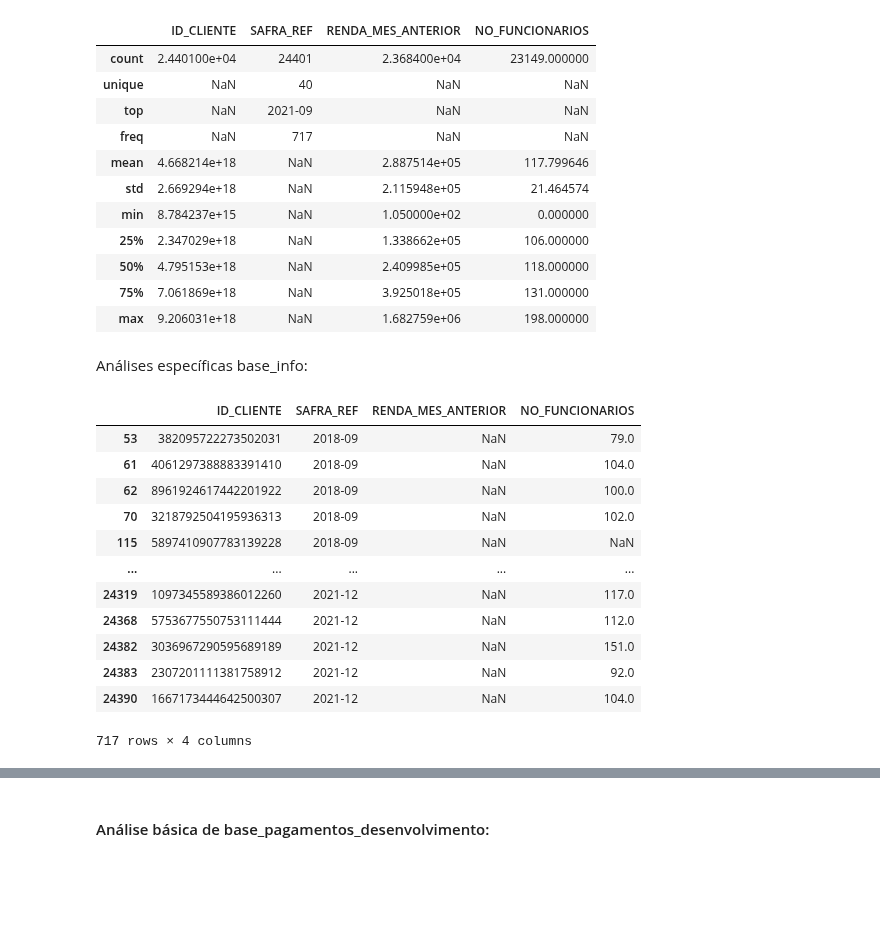
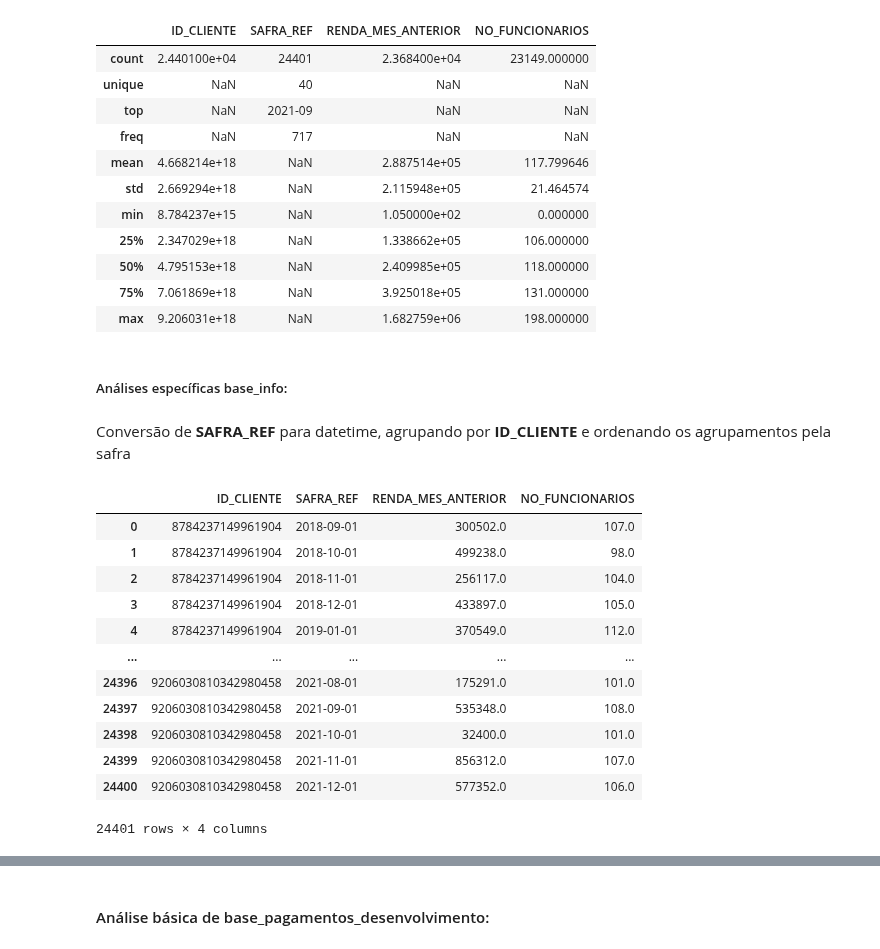
Before and after one commit to mmdes/default-risk-analysis, a Jupyter notebook: notebooks/exploratory_analysis.ipynb, the cells around one changed output, grey strips where cells are left out. Saved outputs shown, nothing was run; the diff lists cells and outputs as text; code cells hidden in the pictures; blank space fills up the shorter version.

```diff
--- a/notebooks/exploratory_analysis.ipynb
+++ b/notebooks/exploratory_analysis.ipynb
@@ -253,22 +299,28 @@ Dimensões: (24401, 4)
 | 75% | 7.061869e+18 | NaN | 3.925018e+05 | 131.000000 |
 | max | 9.206031e+18 | NaN | 1.682759e+06 | 198.000000 |
 # %% [markdown]
-Análises específicas base_info:
+##### Análises específicas base_info:
-# %%
-# Analisando renda mês anterior
-
-base_info[base_info['RENDA_MES_ANTERIOR'].isna()]
-# %% [output]
-|  | ID_CLIENTE | SAFRA_REF | RENDA_MES_ANTERIOR | NO_FUNCIONARIOS |
-| 53 | 382095722273502031 | 2018-09 | NaN | 79.0 |
-| 61 | 4061297388883391410 | 2018-09 | NaN | 104.0 |
-| 62 | 8961924617442201922 | 2018-09 | NaN | 100.0 |
-| 70 | 3218792504195936313 | 2018-09 | NaN | 102.0 |
-| 115 | 5897410907783139228 | 2018-09 | NaN | NaN |
-| ... | ... | ... | ... | ... |
-| 24319 | 1097345589386012260 | 2021-12 | NaN | 117.0 |
-| 24368 | 5753677550753111444 | 2021-12 | NaN | 112.0 |
-| 24382 | 3036967290595689189 | 2021-12 | NaN | 151.0 |
-| 24383 | 2307201111381758912 | 2021-12 | NaN | 92.0 |
-| 24390 | 1667173444642500307 | 2021-12 | NaN | 104.0 |
-717 rows × 4 columns
+# %% [markdown]
+Conversão de **SAFRA_REF** para datetime, agrupando por **ID_CLIENTE** e ordenando os agrupamentos pela safra
+# %%
+base_info['SAFRA_REF'] = pd.to_datetime(base_info['SAFRA_REF'], format='%Y-%m')
+
+base_info = base_info.groupby('ID_CLIENTE').apply(
+    lambda x: x.sort_values('SAFRA_REF')
+).reset_index(drop=True)
+
+base_info
+# %% [output]
+|  | ID_CLIENTE | SAFRA_REF | RENDA_MES_ANTERIOR | NO_FUNCIONARIOS |
+| 0 | 8784237149961904 | 2018-09-01 | 300502.0 | 107.0 |
+| 1 | 8784237149961904 | 2018-10-01 | 499238.0 | 98.0 |
+| 2 | 8784237149961904 | 2018-11-01 | 256117.0 | 104.0 |
+| 3 | 8784237149961904 | 2018-12-01 | 433897.0 | 105.0 |
+| 4 | 8784237149961904 | 2019-01-01 | 370549.0 | 112.0 |
+| ... | ... | ... | ... | ... |
+| 24396 | 9206030810342980458 | 2021-08-01 | 175291.0 | 101.0 |
+| 24397 | 9206030810342980458 | 2021-09-01 | 535348.0 | 108.0 |
+| 24398 | 9206030810342980458 | 2021-10-01 | 32400.0 | 101.0 |
+| 24399 | 9206030810342980458 | 2021-11-01 | 856312.0 | 107.0 |
+| 24400 | 9206030810342980458 | 2021-12-01 | 577352.0 | 106.0 |
+24401 rows × 4 columns
```
Also changed, not shown: parts of 61 cells of this notebook.
